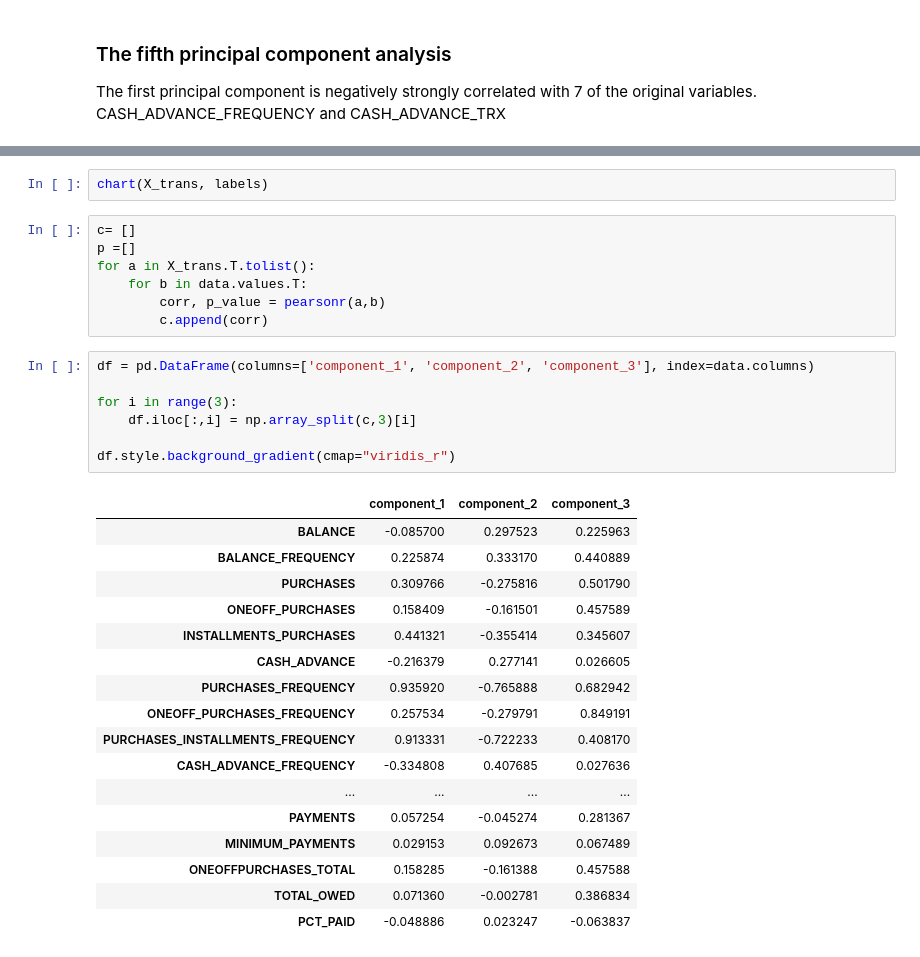
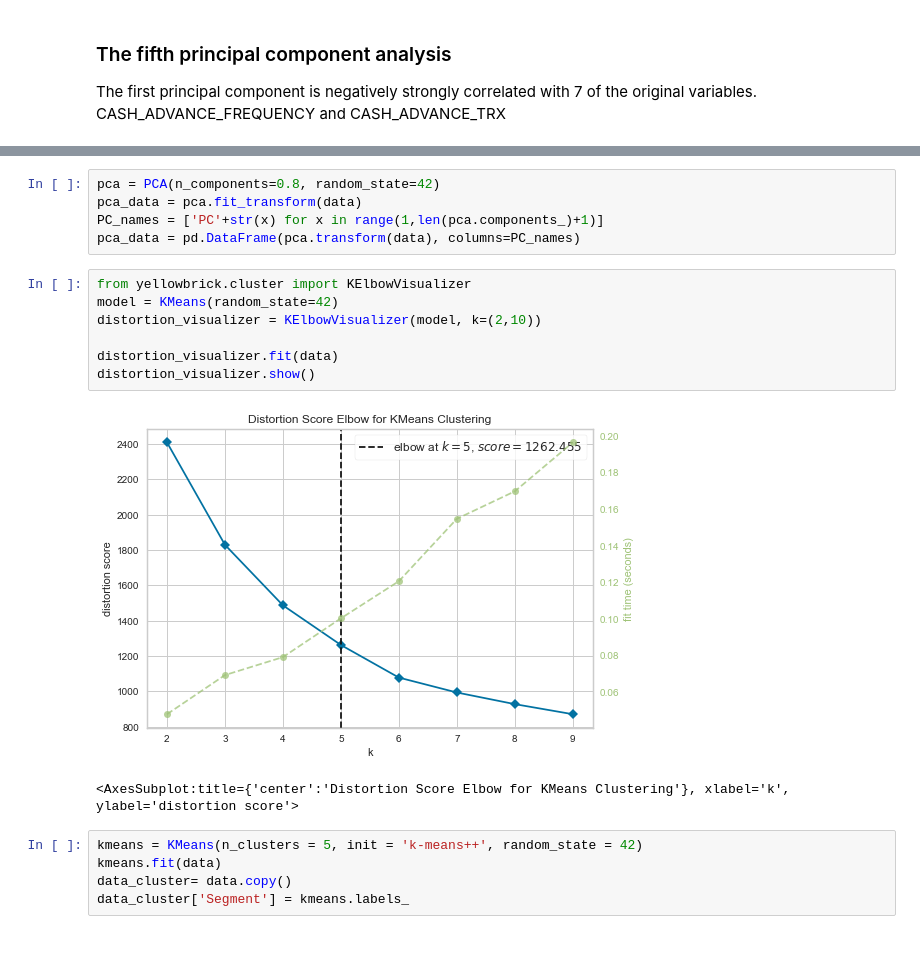
Before and after one commit to xwu0223/MBAN-6400-Project, a Jupyter notebook: MBAN6400_Project_B.ipynb, the cells around one changed output, grey strips where cells are left out. Saved outputs shown, nothing was run; the diff lists cells and outputs as text.

Commit message:
plot update

```diff
--- a/MBAN6400_Project_B.ipynb
+++ b/MBAN6400_Project_B.ipynb
@@ -317,34 +277,20 @@ Shape of X_trans:  (8950, 3)
-# %%
-chart(X_trans, labels)
-# %%
-c= []
-p =[]
-for a in X_trans.T.tolist():
-    for b in data.values.T:
-        corr, p_value = pearsonr(a,b)
-        c.append(corr)
-# %%
-df = pd.DataFrame(columns=['component_1', 'component_2', 'component_3'], index=data.columns)
-
-for i in range(3):
-    df.iloc[:,i] = np.array_split(c,3)[i]
-
-df.style.background_gradient(cmap="viridis_r")
-# %% [output]
-|  | component_1 | component_2 | component_3 |
-| BALANCE | -0.085700 | 0.297523 | 0.225963 |
-| BALANCE_FREQUENCY | 0.225874 | 0.333170 | 0.440889 |
-| PURCHASES | 0.309766 | -0.275816 | 0.501790 |
-| ONEOFF_PURCHASES | 0.158409 | -0.161501 | 0.457589 |
-| INSTALLMENTS_PURCHASES | 0.441321 | -0.355414 | 0.345607 |
-| CASH_ADVANCE | -0.216379 | 0.277141 | 0.026605 |
-| PURCHASES_FREQUENCY | 0.935920 | -0.765888 | 0.682942 |
-| ONEOFF_PURCHASES_FREQUENCY | 0.257534 | -0.279791 | 0.849191 |
-| PURCHASES_INSTALLMENTS_FREQUENCY | 0.913331 | -0.722233 | 0.408170 |
-| CASH_ADVANCE_FREQUENCY | -0.334808 | 0.407685 | 0.027636 |
-| ... | ... | ... | ... |
-| PAYMENTS | 0.057254 | -0.045274 | 0.281367 |
-| MINIMUM_PAYMENTS | 0.029153 | 0.092673 | 0.067489 |
-| ONEOFFPURCHASES_TOTAL | 0.158285 | -0.161388 | 0.457588 |
-| TOTAL_OWED | 0.071360 | -0.002781 | 0.386834 |
-| PCT_PAID | -0.048886 | 0.023247 | -0.063837 |
+# %%
+pca = PCA(n_components=0.8, random_state=42)
+pca_data = pca.fit_transform(data)
+PC_names = ['PC'+str(x) for x in range(1,len(pca.components_)+1)]
+pca_data = pd.DataFrame(pca.transform(data), columns=PC_names)
+# %%
+from yellowbrick.cluster import KElbowVisualizer
+model = KMeans(random_state=42)
+distortion_visualizer = KElbowVisualizer(model, k=(2,10))
+
+distortion_visualizer.fit(data)
+distortion_visualizer.show()
+# %% [output]
+[figure, added]
+<AxesSubplot:title={'center':'Distortion Score Elbow for KMeans Clustering'}, xlabel='k', ylabel='distortion score'>
+# %%
+kmeans = KMeans(n_clusters = 5, init = 'k-means++', random_state = 42)
+kmeans.fit(data)
+data_cluster= data.copy()
+data_cluster['Segment'] = kmeans.labels_
```
Also changed, not shown: parts of 6 cells of this notebook, 2 other files.
